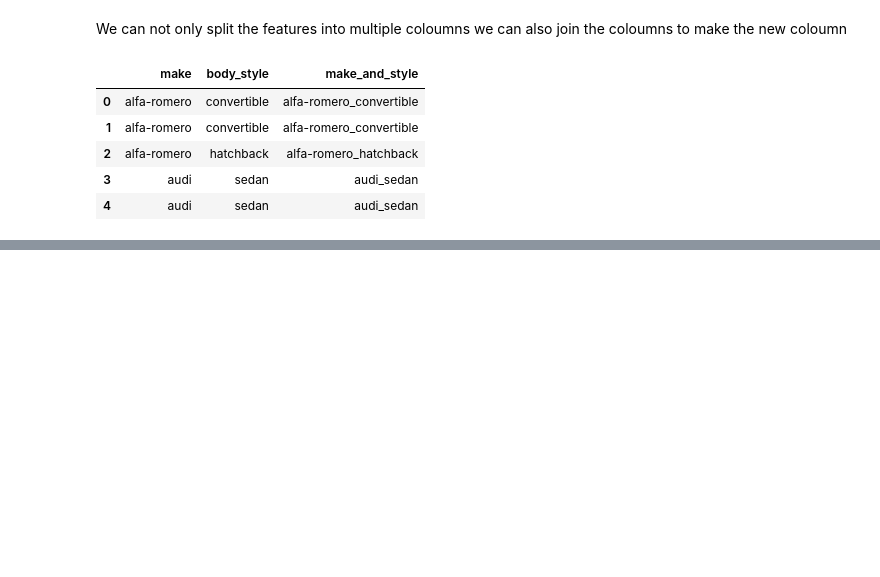
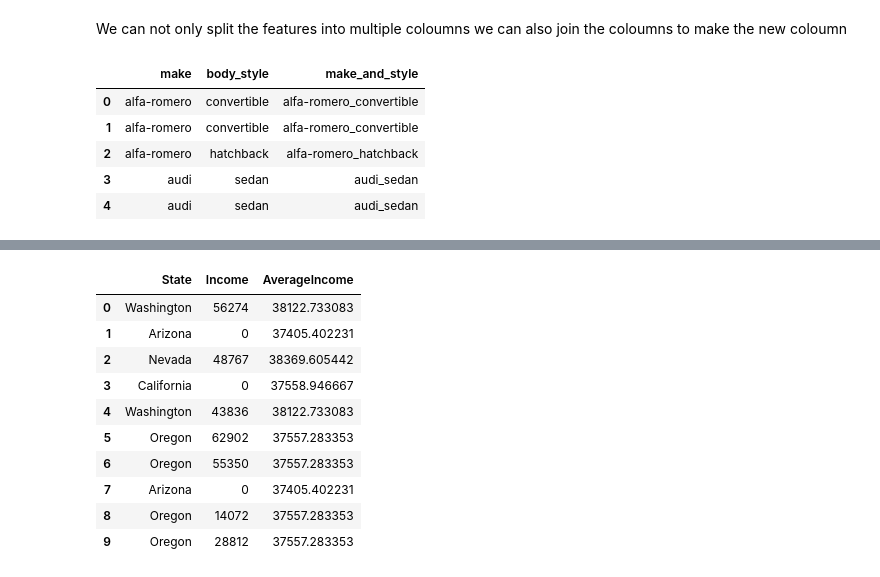
Before and after one commit to Muhammad-Awais-Tariq/Data-Preprocessing, a Jupyter notebook: Feature Engineering/feature_kaggle.ipynb, the cells around one changed output, grey strips where cells are left out. Saved outputs shown, nothing was run; the diff lists cells and outputs as text; code cells hidden in the pictures; blank space fills up the shorter version.

Commit message:
added group transform

```diff
--- a/Feature Engineering/feature_kaggle.ipynb
+++ b/Feature Engineering/feature_kaggle.ipynb
@@ -281,0 +288,20 @@ autos[["make", "body_style", "make_and_style"]].head()
+# %%
+customer["AverageIncome"] = (
+    customer.groupby("State")  # for each state
+    ["Income"]                 # select the income
+    .transform("mean")         # and compute its mean
+)
+
+customer[["State", "Income", "AverageIncome"]].head(10)
+# %% [output]
+|  | State | Income | AverageIncome |
+| 0 | Washington | 56274 | 38122.733083 |
+| 1 | Arizona | 0 | 37405.402231 |
+| 2 | Nevada | 48767 | 38369.605442 |
+| 3 | California | 0 | 37558.946667 |
+| 4 | Washington | 43836 | 38122.733083 |
+| 5 | Oregon | 62902 | 37557.283353 |
+| 6 | Oregon | 55350 | 37557.283353 |
+| 7 | Arizona | 0 | 37405.402231 |
+| 8 | Oregon | 14072 | 37557.283353 |
+| 9 | Oregon | 28812 | 37557.283353 |
```
Also changed, not shown: parts of 4 cells of this notebook.
